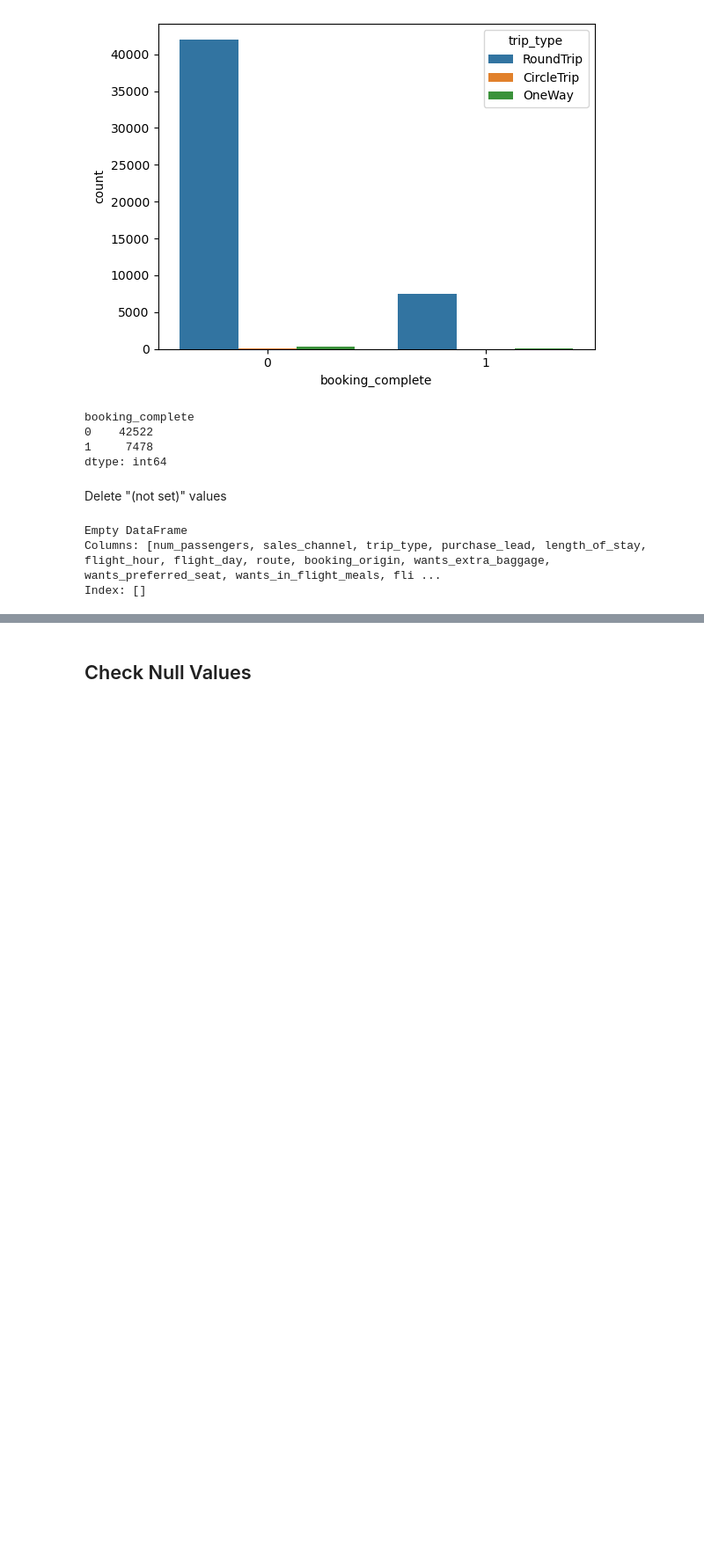
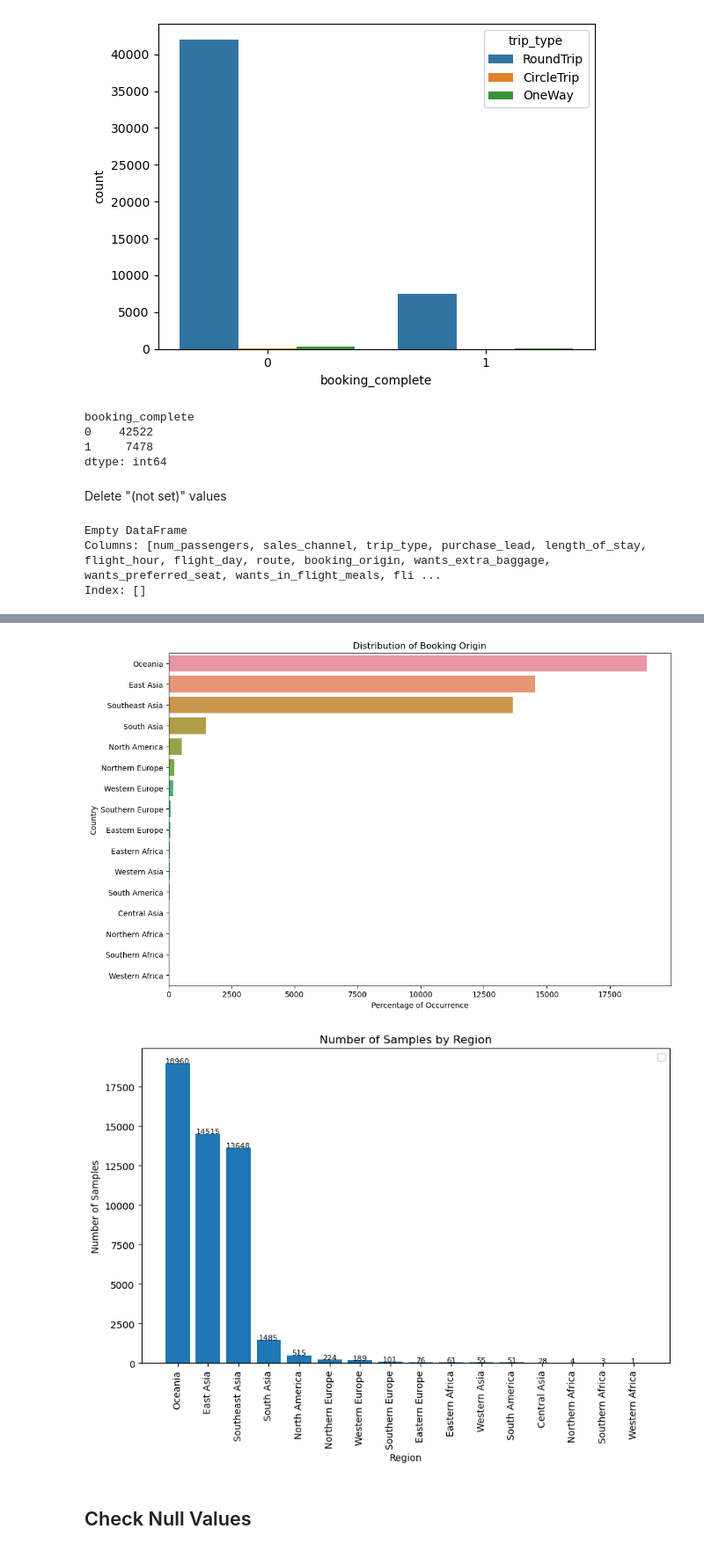
Before and after one commit to HuyNgo229/EDA_BA, a Jupyter notebook: Modelling_EDA_2.ipynb, the cells around one changed output, grey strips where cells are left out. Shown at 88% size. Saved outputs shown, nothing was run; the diff lists cells and outputs as text; code cells hidden in the pictures; blank space fills up the shorter version.

```diff
--- a/Modelling_EDA_2.ipynb
+++ b/Modelling_EDA_2.ipynb
@@ -276,0 +326,8 @@ Length: 103, dtype: int64
+# %%
+region_map = {}
+
+for region, countries in region_dict.items():
+    for country in countries:
+        region_map[country] = region
+
+df['region'] = df['booking_origin'].map(region_map)
@@ -277,3 +350,42 @@ Length: 103, dtype: int64
+# %%
+country_pct = df['region'].value_counts(normalize=True) * 100
+
+# Create countplot
+plt.figure(figsize=(12,8))
+sns.countplot(data=df, y='region', order=country_pct.index)
+plt.xlabel('Percentage of Occurrence')
+plt.ylabel('Country')
+plt.title('Distribution of Booking Origin')
+plt.show()
+
+df.groupby("region").size().sort_values(ascending = False)
+
+# Group data by region and calculate size
+region_size = df.groupby("region").size().sort_values(ascending=False)
+
+# Create bar plot
+fig, ax = plt.subplots(figsize=(10, 6))
+ax.bar(region_size.index, region_size.values)
+
+# Set plot title and axis labels
+ax.set_title("Number of Samples by Region")
+ax.set_xlabel("Region")
+ax.set_ylabel("Number of Samples")
+ax.set_xticklabels(region_size.index, rotation=90)
+
+# Add text labels to the top of each bar
+for i, v in enumerate(region_size.values):
+    ax.text(i, v, str(v), ha='center', fontsize=8, fontweight='normal')
+
+# Create legend
+handles, labels = ax.get_legend_handles_labels()
+ax.legend(handles, labels)
+
+# Show plot
+plt.show()
+# %% [output]
+[figure, added]
+[figure, added]
 # %% [markdown]
 ## Check Null Values
 # %%
```
Also changed, not shown: parts of 32 cells of this notebook, 1 other file.
